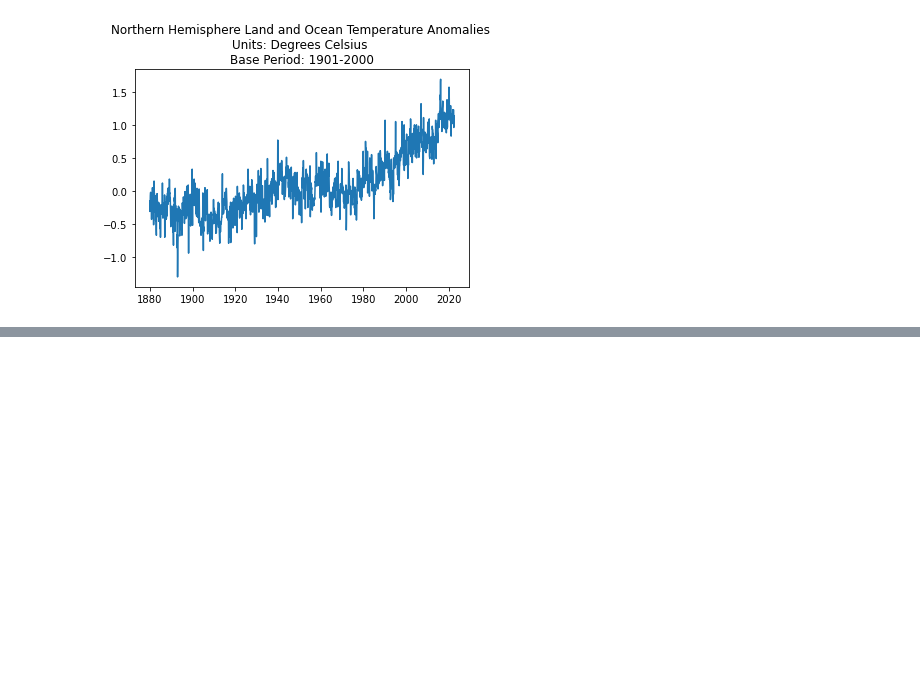
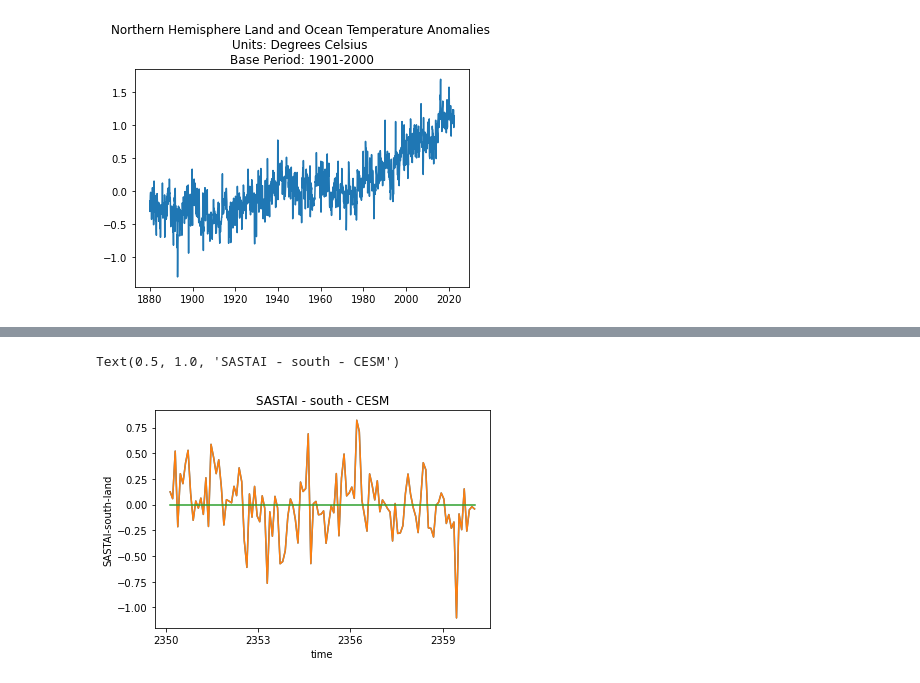
Before and after one commit to MarcoLandtHayen/climate_index_collection, a Jupyter notebook: notebooks/SASTAI_example.ipynb, the cells around one changed output, grey strips where cells are left out. Saved outputs shown, nothing was run; the diff lists cells and outputs as text; code cells hidden in the pictures; blank space fills up the shorter version.

```diff
--- a/notebooks/SASTAI_example.ipynb
+++ b/notebooks/SASTAI_example.ipynb
@@ -177,0 +74,8 @@ def test_SASTAI_naming(source_name):
+# %%
+sea_air_surface_temperature_anomaly_south_all(CESM_alldata).plot(label = "all")
+sea_air_surface_temperature_anomaly_south_ocean(CESM_alldata).plot(label = "ocean")
+sea_air_surface_temperature_anomaly_south_land(CESM_alldata).plot(label = "land")
+plt.title("SASTAI - south - CESM")
+# %% [output]
+Text(0.5, 1.0, 'SASTAI - south - CESM')
+[figure, added]
```
Also changed, not shown: parts of 8 cells of this notebook, 2 other files.
